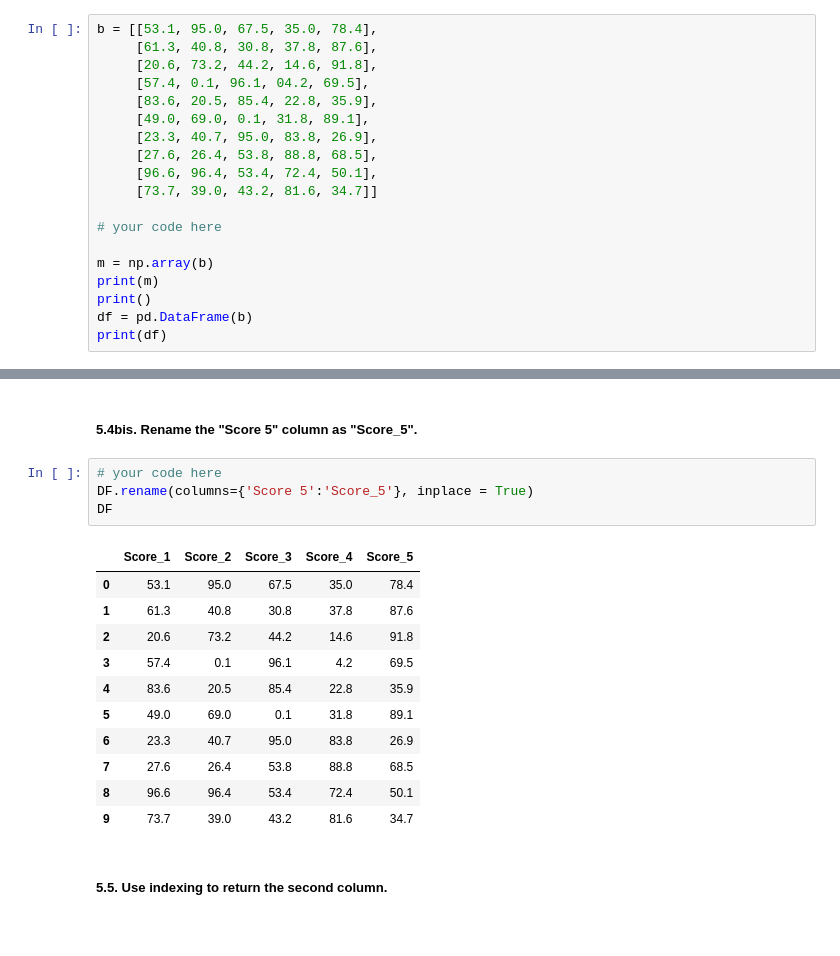
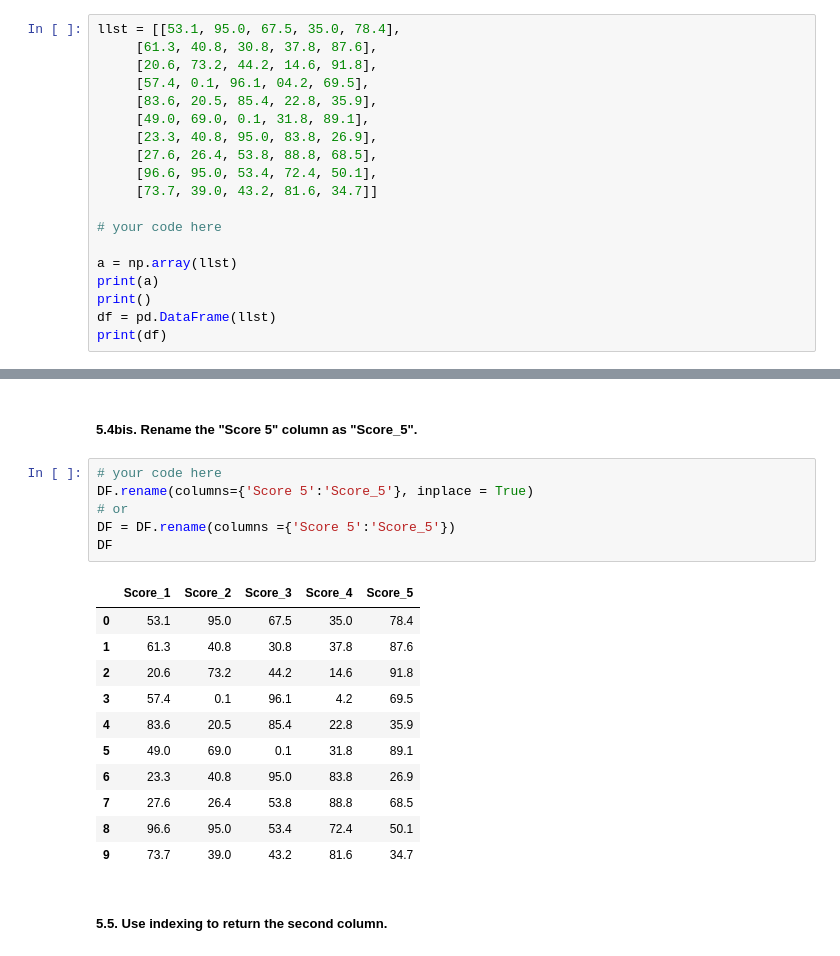
Before and after one commit to HH2805/dataV2-labs, a Jupyter notebook: module-1/Pandas-Intro/introPandas.lab-HH.ipynb, the cells around one changed output, grey strips where cells are left out. Saved outputs shown, nothing was run; the diff lists cells and outputs as text.

```diff
--- a/module-1/Pandas-Intro/introPandas.lab-HH.ipynb
+++ b/module-1/Pandas-Intro/introPandas.lab-HH.ipynb
@@ -70,23 +69,23 @@ print(df_lst.loc[2,0])
 # %% [markdown]
 #### 3. Create an array and a Pandas DataFrame from the list of lists below. Each sublist should be represented as a row.
 # %%
-b = [[53.1, 95.0, 67.5, 35.0, 78.4],
+llst = [[53.1, 95.0, 67.5, 35.0, 78.4],
      [61.3, 40.8, 30.8, 37.8, 87.6],
      [20.6, 73.2, 44.2, 14.6, 91.8],
      [57.4, 0.1, 96.1, 04.2, 69.5],
      [83.6, 20.5, 85.4, 22.8, 35.9],
      [49.0, 69.0, 0.1, 31.8, 89.1],
-     [23.3, 40.7, 95.0, 83.8, 26.9],
+     [23.3, 40.8, 95.0, 83.8, 26.9],
      [27.6, 26.4, 53.8, 88.8, 68.5],
-     [96.6, 96.4, 53.4, 72.4, 50.1],
+     [96.6, 95.0, 53.4, 72.4, 50.1],
      [73.7, 39.0, 43.2, 81.6, 34.7]]
 
 # your code here
 
-m = np.array(b)
-print(m)
+a = np.array(llst)
+print(a)
 print()
-df = pd.DataFrame(b)
+df = pd.DataFrame(llst)
 print(df)
 # %% [output]
 [[53.1 95.  67.5 35.  78.4]
@@ -226,18 +224,20 @@ DF
 # %%
 # your code here
 DF.rename(columns={'Score 5':'Score_5'}, inplace = True)
+# or
+DF = DF.rename(columns ={'Score 5':'Score_5'})
 DF
 # %% [output]
 |  | Score_1 | Score_2 | Score_3 | Score_4 | Score_5 |
 | 0 | 53.1 | 95.0 | 67.5 | 35.0 | 78.4 |
 | 1 | 61.3 | 40.8 | 30.8 | 37.8 | 87.6 |
 | 2 | 20.6 | 73.2 | 44.2 | 14.6 | 91.8 |
 | 3 | 57.4 | 0.1 | 96.1 | 4.2 | 69.5 |
 | 4 | 83.6 | 20.5 | 85.4 | 22.8 | 35.9 |
 | 5 | 49.0 | 69.0 | 0.1 | 31.8 | 89.1 |
-| 6 | 23.3 | 40.7 | 95.0 | 83.8 | 26.9 |
+| 6 | 23.3 | 40.8 | 95.0 | 83.8 | 26.9 |
 | 7 | 27.6 | 26.4 | 53.8 | 88.8 | 68.5 |
-| 8 | 96.6 | 96.4 | 53.4 | 72.4 | 50.1 |
+| 8 | 96.6 | 95.0 | 53.4 | 72.4 | 50.1 |
 | 9 | 73.7 | 39.0 | 43.2 | 81.6 | 34.7 |
 # %% [markdown]
 ##### 5.5. Use indexing to return the second column.
```
Also changed, not shown: parts of 37 cells of this notebook, 2 other files.
